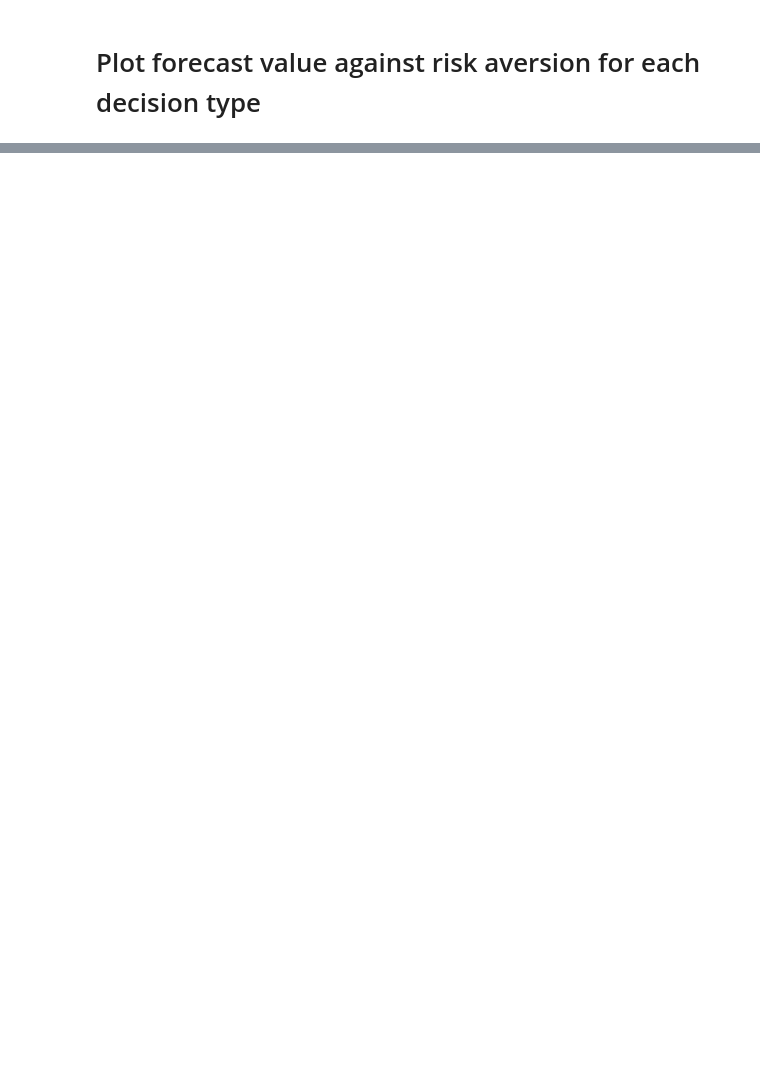
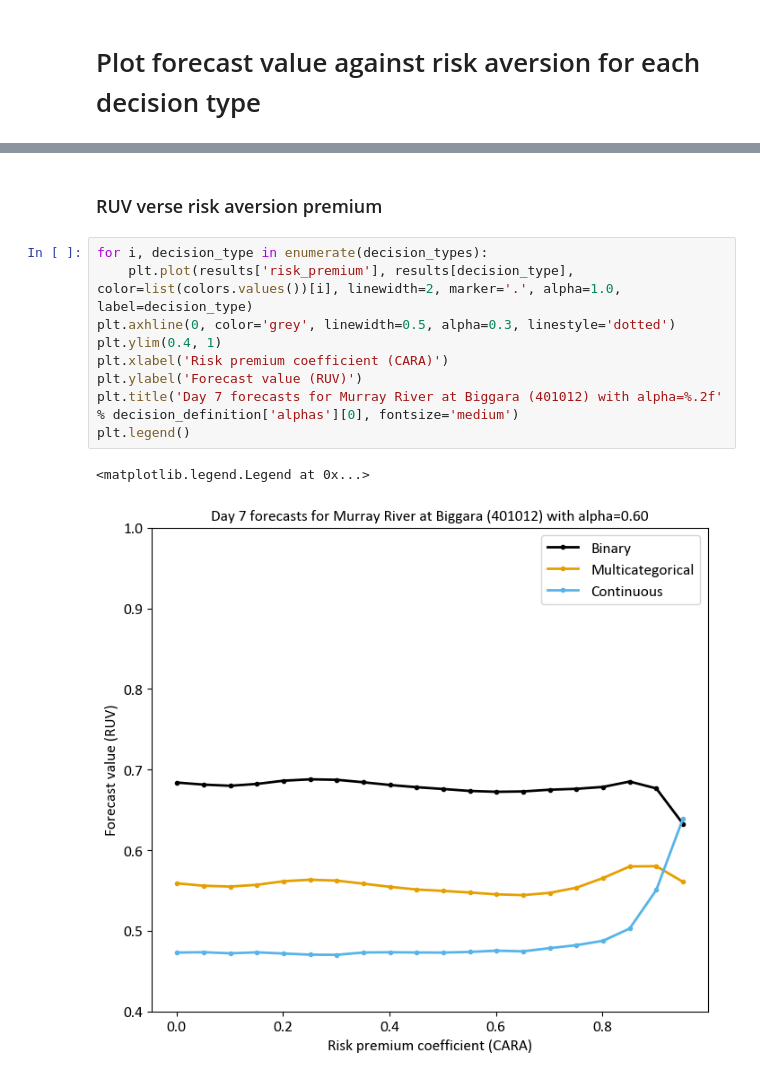
Before and after one commit to richardlaugesen/ruvpy, a Jupyter notebook: examples/example_2.ipynb, the cells around one changed output, grey strips where cells are left out. Saved outputs shown, nothing was run; the diff lists cells and outputs as text; blank space fills up the shorter version.

```diff
--- a/examples/example_2.ipynb
+++ b/examples/example_2.ipynb
@@ -100,0 +109,14 @@ plt.legend()
+# %% [markdown]
+### RUV verse risk aversion premium
+# %%
+for i, decision_type in enumerate(decision_types):
+    plt.plot(results['risk_premium'], results[decision_type], color=list(colors.values())[i], linewidth=2, marker='.', alpha=1.0, label=decision_type)
+plt.axhline(0, color='grey', linewidth=0.5, alpha=0.3, linestyle='dotted')
+plt.ylim(0.4, 1)
+plt.xlabel('Risk premium coefficient (CARA)')
+plt.ylabel('Forecast value (RUV)')
+plt.title('Day 7 forecasts for Murray River at Biggara (401012) with alpha=%.2f' % decision_definition['alphas'][0], fontsize='medium')
+plt.legend()
+# %% [output]
+<matplotlib.legend.Legend at 0x...>
+[figure, added]
```
Also changed, not shown: parts of 7 cells of this notebook.
